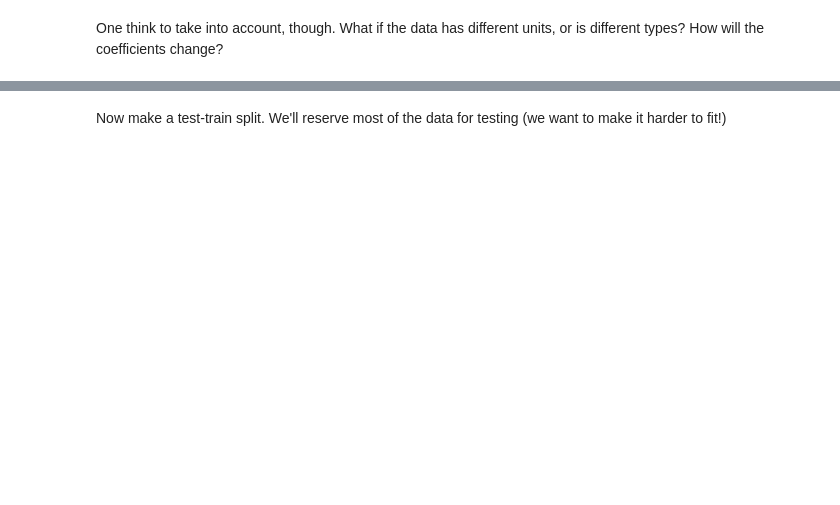
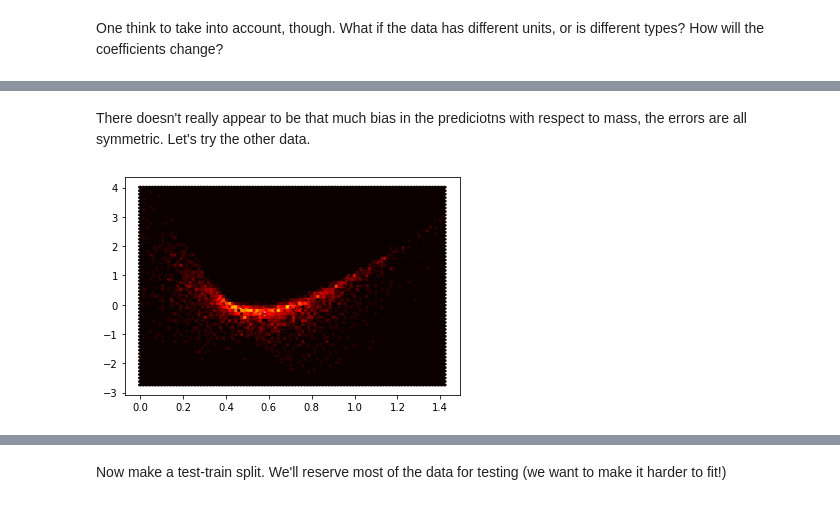
Before and after one commit to icomse/5th_workshop_MachineLearning, a Jupyter notebook: Day_1/Regression_As_ML.ipynb, the cells around one changed output, grey strips where cells are left out. Saved outputs shown, nothing was run; the diff lists cells and outputs as text; code cells hidden in the pictures; blank space fills up the shorter version.

```diff
--- a/Day_1/Regression_As_ML.ipynb
+++ b/Day_1/Regression_As_ML.ipynb
@@ -144,0 +259,7 @@ One think to take into account, though. What if the data has different units, or
+# %% [markdown]
+There doesn't really appear to be that much bias in the prediciotns with respect to mass, the errors are all symmetric.  Let's try the other data.
+# %%
+plt.hexbin(train_X[['voc']],model.predict(train_X)-train_Y,cmap='hot')
+plt.show()
+# %% [output]
+[figure, added]
```
Also changed, not shown: parts of 83 cells of this notebook, 2 other files.
